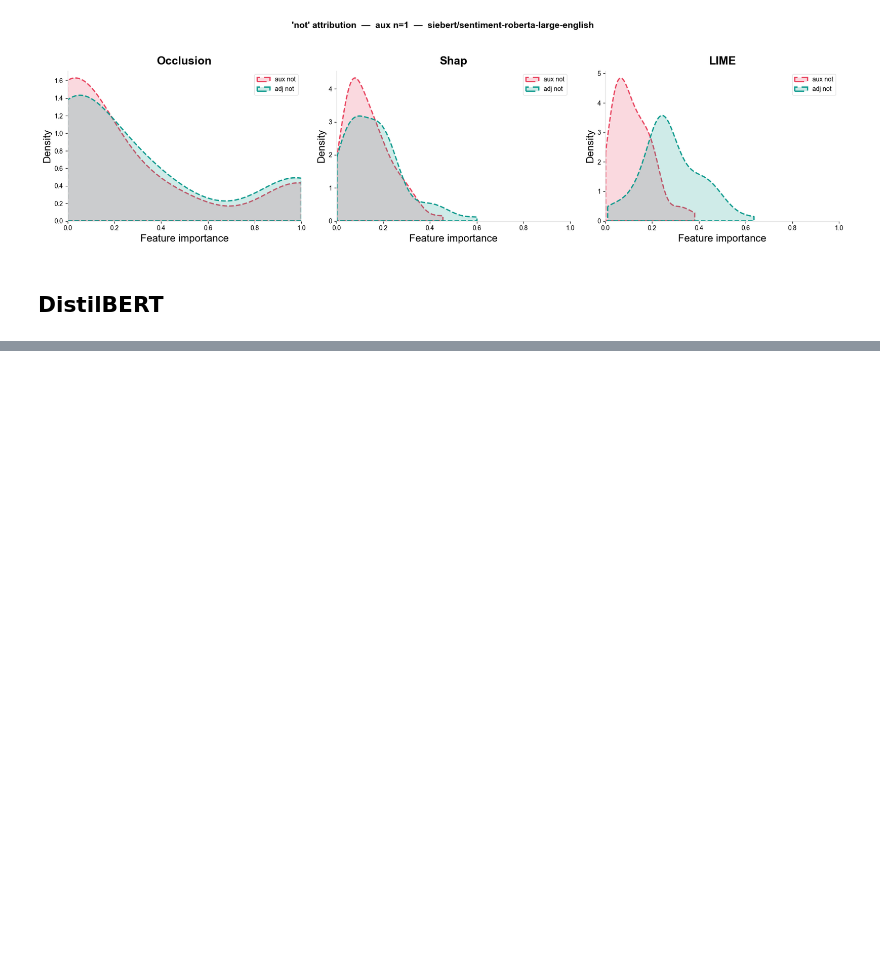
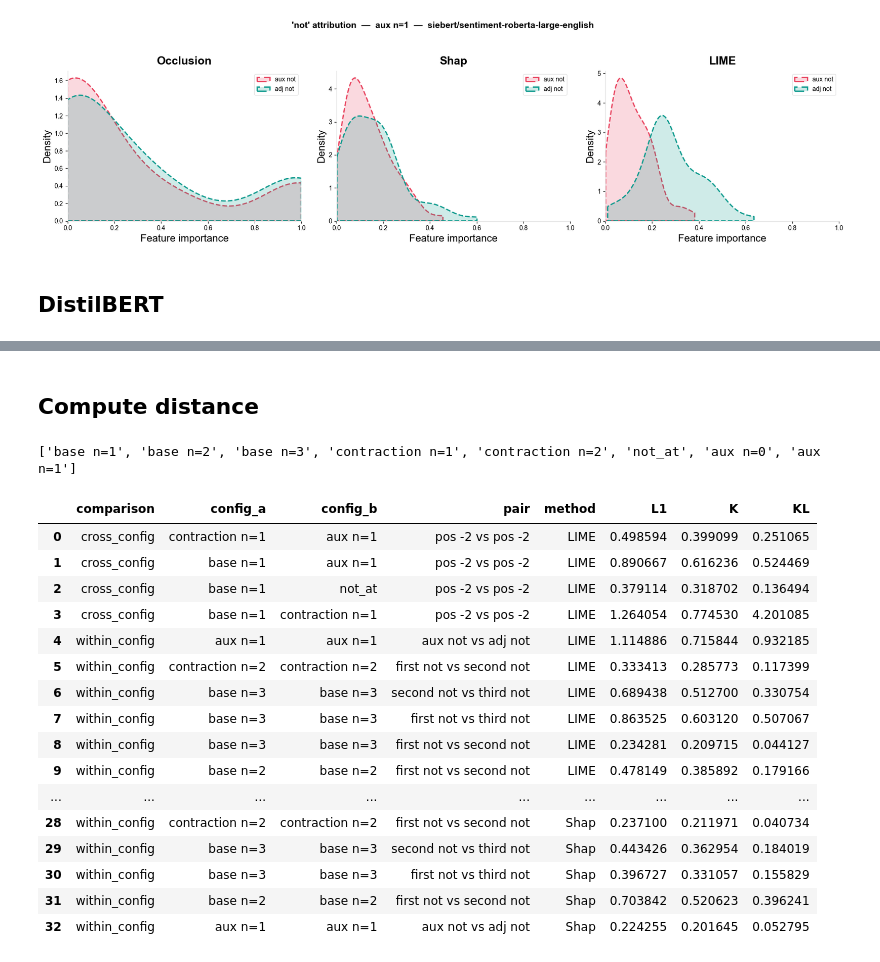
Before and after one commit to elenipapadopulos/xai-nlp, a Jupyter notebook: Experiments.ipynb, the cells around one changed output, grey strips where cells are left out. Cells and saved outputs as stored; diff of their text form; code cells hidden in the pictures; blank space fills up the shorter version.

Commit message:
metrics comparison

```diff
--- a/Experiments.ipynb
+++ b/Experiments.ipynb
@@ -113,0 +252,24 @@ plot_not_attribution(MODELS["distilbert"])
+# %% [markdown]
+## Compute distance
+# %%
+df_metrics = compute_metrics_between_nots("siebert/sentiment-roberta-large-english")
+df_metrics
+# %% [output]
+['base n=1', 'base n=2', 'base n=3', 'contraction n=1', 'contraction n=2', 'not_at', 'aux n=0', 'aux n=1']
+|  | comparison | config_a | config_b | pair | method | L1 | K | KL |
+| 0 | cross_config | contraction n=1 | aux n=1 | pos -2 vs pos -2 | LIME | 0.498594 | 0.399099 | 0.251065 |
+| 1 | cross_config | base n=1 | aux n=1 | pos -2 vs pos -2 | LIME | 0.890667 | 0.616236 | 0.524469 |
+| 2 | cross_config | base n=1 | not_at | pos -2 vs pos -2 | LIME | 0.379114 | 0.318702 | 0.136494 |
+| 3 | cross_config | base n=1 | contraction n=1 | pos -2 vs pos -2 | LIME | 1.264054 | 0.774530 | 4.201085 |
+| 4 | within_config | aux n=1 | aux n=1 | aux not vs adj not | LIME | 1.114886 | 0.715844 | 0.932185 |
+| 5 | within_config | contraction n=2 | contraction n=2 | first not vs second not | LIME | 0.333413 | 0.285773 | 0.117399 |
+| 6 | within_config | base n=3 | base n=3 | second not vs third not | LIME | 0.689438 | 0.512700 | 0.330754 |
+| 7 | within_config | base n=3 | base n=3 | first not vs third not | LIME | 0.863525 | 0.603120 | 0.507067 |
+| 8 | within_config | base n=3 | base n=3 | first not vs second not | LIME | 0.234281 | 0.209715 | 0.044127 |
+| 9 | within_config | base n=2 | base n=2 | first not vs second not | LIME | 0.478149 | 0.385892 | 0.179166 |
+| ... | ... | ... | ... | ... | ... | ... | ... | ... |
+| 28 | within_config | contraction n=2 | contraction n=2 | first not vs second not | Shap | 0.237100 | 0.211971 | 0.040734 |
+| 29 | within_config | base n=3 | base n=3 | second not vs third not | Shap | 0.443426 | 0.362954 | 0.184019 |
+| 30 | within_config | base n=3 | base n=3 | first not vs third not | Shap | 0.396727 | 0.331057 | 0.155829 |
+| 31 | within_config | base n=2 | base n=2 | first not vs second not | Shap | 0.703842 | 0.520623 | 0.396241 |
+| 32 | within_config | aux n=1 | aux n=1 | aux not vs adj not | Shap | 0.224255 | 0.201645 | 0.052795 |
```
Also changed, not shown: parts of 4 cells of this notebook, 10 other files.
